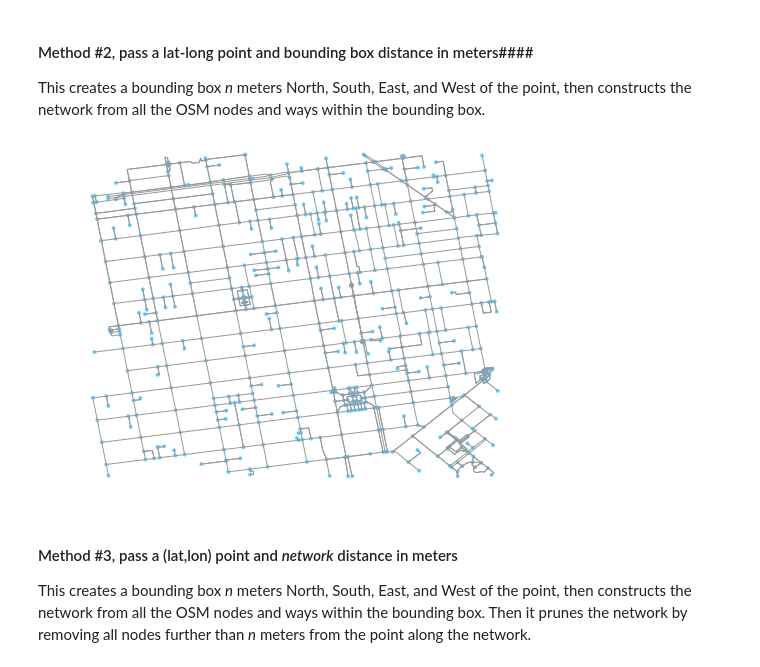
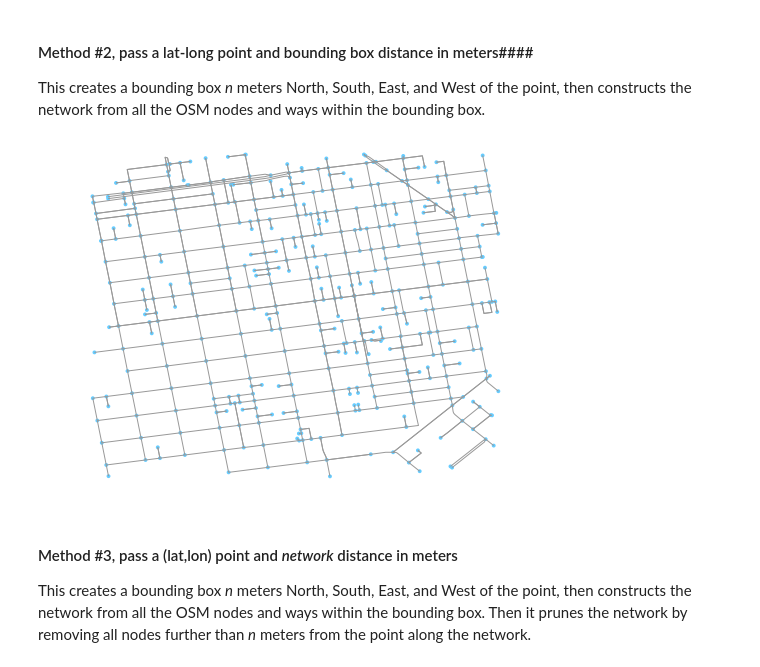
Before and after one commit to gboeing/osmnx, a Jupyter notebook: 02-example-osm-networkx.ipynb, the cells around one changed output. Cells and saved outputs as stored; diff of their text form; code cells hidden in the pictures.

Commit message:
updated network type filters

```diff
--- a/02-example-osm-networkx.ipynb
+++ b/02-example-osm-networkx.ipynb
@@ -25,12 +25,12 @@ This creates a bounding box *n* meters North, South, East, and West of the point
 # %%
 # define a point at the corner of California St and Mason St in SF
 location_point = (37.791427, -122.410018)
 
 # create graph from point, inside bounding box of N, S, E, W each 750m from point
-G2 = osmnx.graph_from_point(location_point, distance=750, distance_type='bbox')
+G2 = osmnx.graph_from_point(location_point, distance=750, distance_type='bbox', network_type='drive_service')
 fig, ax = osmnx.plot_graph(G2)
 # %% [output]
-[figure, old version]
+[figure, new version]
 # %% [markdown]
 #### Method #3, pass a (lat,lon) point and *network* distance in meters ####
 
```
Also changed, not shown: parts of 6 cells of this notebook, 5 other files.
